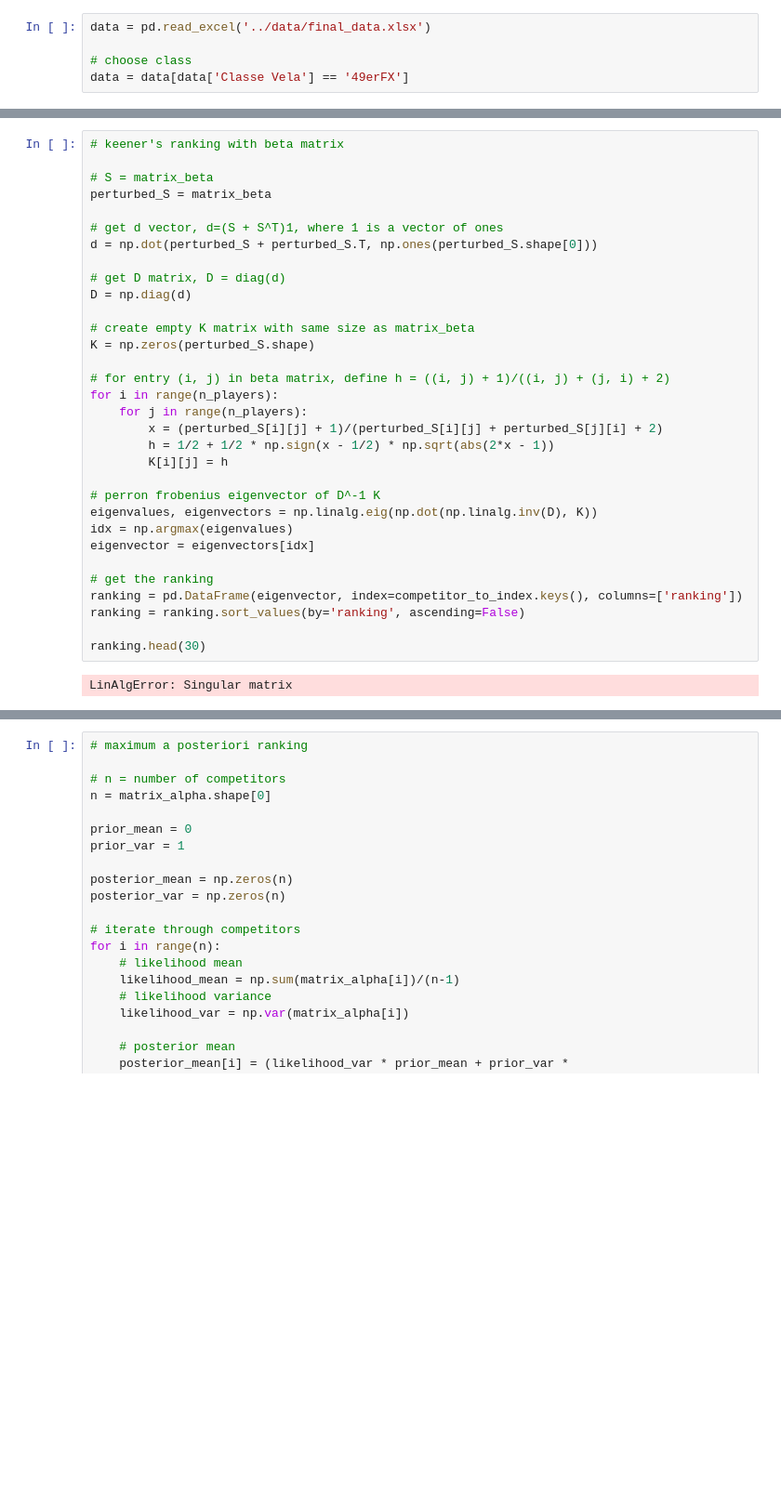
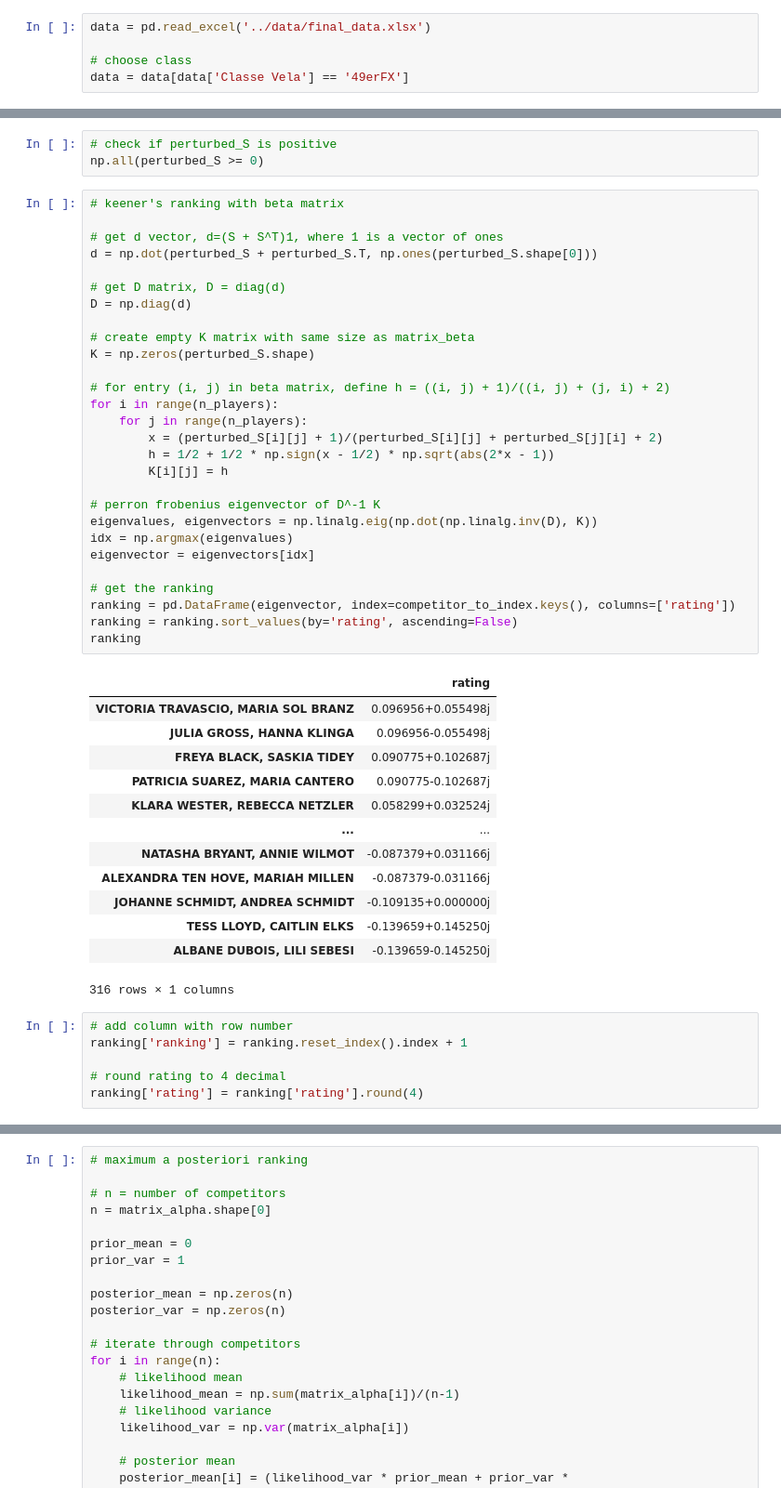
Before and after one commit to cristianolarrea/sailing-rankings, a Jupyter notebook: rankings/keeners.ipynb, the cells around one changed output, grey strips where cells are left out. Shown at 93% size. Saved outputs shown, nothing was run; the diff lists cells and outputs as text; blank space fills up the shorter version.

```diff
--- a/rankings/keeners.ipynb
+++ b/rankings/keeners.ipynb
@@ -210,35 +218,52 @@ write_matrix
 316 rows × 316 columns
+# %%
+# check if perturbed_S is positive
+np.all(perturbed_S >= 0)
 # %%
 # keener's ranking with beta matrix
-
-# S = matrix_beta
-perturbed_S = matrix_beta
 
 # get d vector, d=(S + S^T)1, where 1 is a vector of ones
 d = np.dot(perturbed_S + perturbed_S.T, np.ones(perturbed_S.shape[0]))
 
 # get D matrix, D = diag(d)
 D = np.diag(d)
 
 # create empty K matrix with same size as matrix_beta
 K = np.zeros(perturbed_S.shape)
 
 # for entry (i, j) in beta matrix, define h = ((i, j) + 1)/((i, j) + (j, i) + 2)
 for i in range(n_players):
     for j in range(n_players):
         x = (perturbed_S[i][j] + 1)/(perturbed_S[i][j] + perturbed_S[j][i] + 2)
         h = 1/2 + 1/2 * np.sign(x - 1/2) * np.sqrt(abs(2*x - 1))
         K[i][j] = h
 
 # perron frobenius eigenvector of D^-1 K
 eigenvalues, eigenvectors = np.linalg.eig(np.dot(np.linalg.inv(D), K))
 idx = np.argmax(eigenvalues)
 eigenvector = eigenvectors[idx]
 
 # get the ranking
-ranking = pd.DataFrame(eigenvector, index=competitor_to_index.keys(), columns=['ranking'])
-ranking = ranking.sort_values(by='ranking', ascending=False)
-
-ranking.head(30)
+ranking = pd.DataFrame(eigenvector, index=competitor_to_index.keys(), columns=['rating'])
+ranking = ranking.sort_values(by='rating', ascending=False)
+ranking
 # %% [output]
+|  | rating |
+| VICTORIA TRAVASCIO, MARIA SOL BRANZ | 0.096956+0.055498j |
+| JULIA GROSS, HANNA KLINGA | 0.096956-0.055498j |
+| FREYA BLACK, SASKIA TIDEY | 0.090775+0.102687j |
+| PATRICIA SUAREZ, MARIA CANTERO | 0.090775-0.102687j |
+| KLARA WESTER, REBECCA NETZLER | 0.058299+0.032524j |
+| ... | ... |
+| NATASHA BRYANT, ANNIE WILMOT | -0.087379+0.031166j |
+| ALEXANDRA TEN HOVE, MARIAH MILLEN | -0.087379-0.031166j |
+| JOHANNE SCHMIDT, ANDREA SCHMIDT | -0.109135+0.000000j |
+| TESS LLOYD, CAITLIN ELKS | -0.139659+0.145250j |
+| ALBANE DUBOIS, LILI SEBESI | -0.139659-0.145250j |
-LinAlgError: Singular matrix
+316 rows × 1 columns
+# %%
+# add column with row number
+ranking['ranking'] = ranking.reset_index().index + 1
+
+# round rating to 4 decimal
+ranking['rating'] = ranking['rating'].round(4)
```
Also changed, not shown: parts of 16 cells of this notebook, 8 other files.
